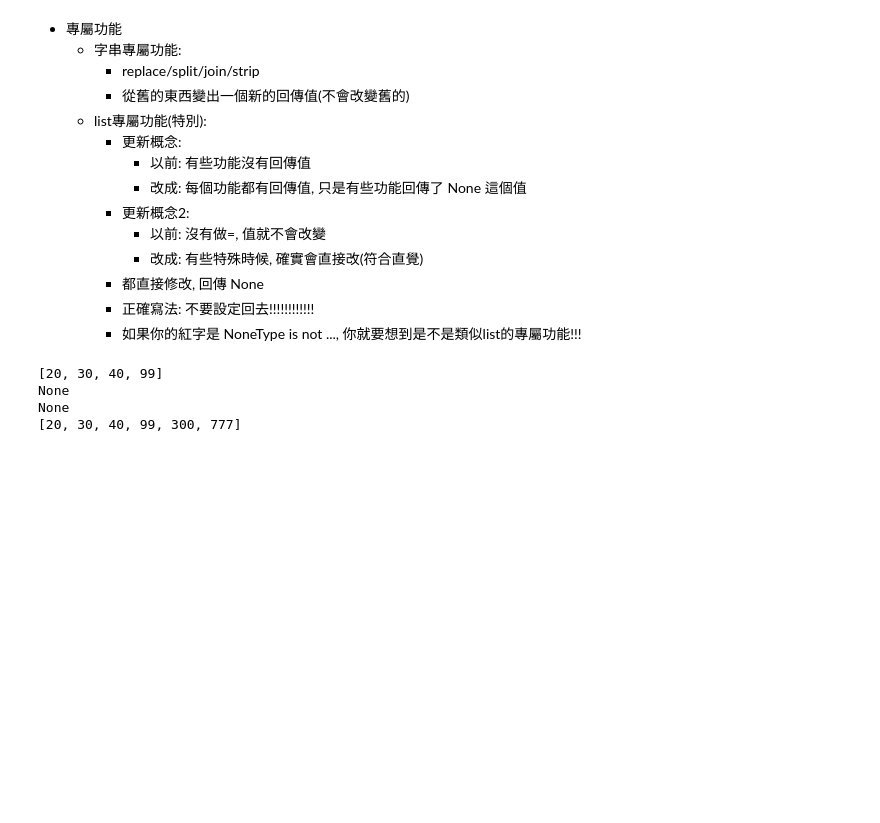
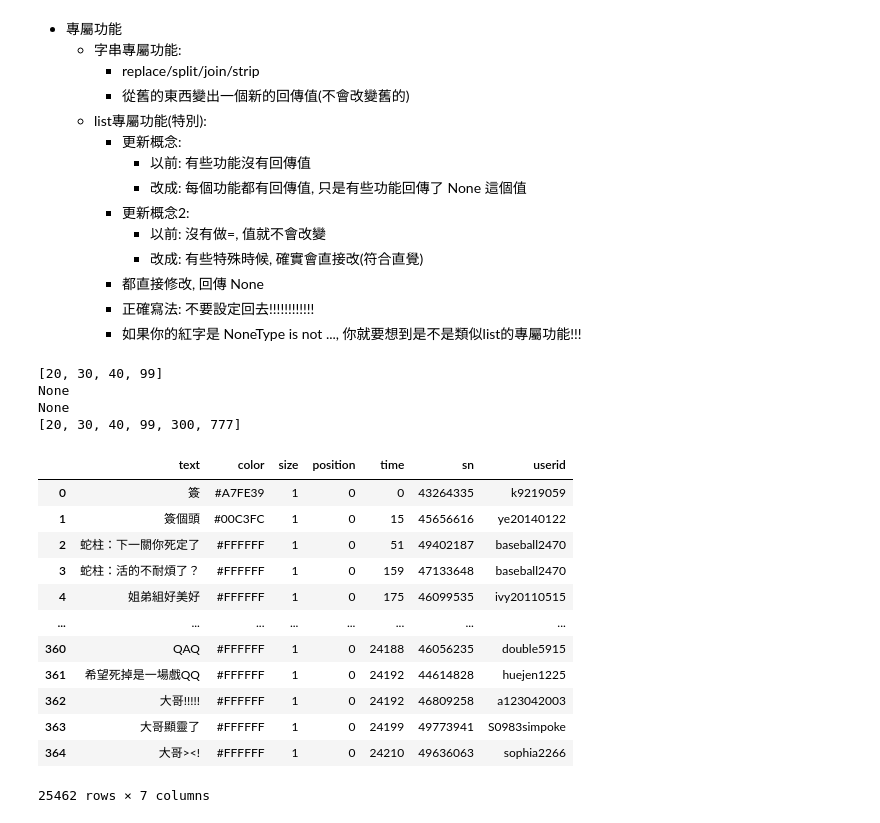
Before and after one commit to Elwing-Chou/tibame20260804, a Jupyter notebook: tibame20260825.ipynb, the cells around one changed output. Drawn from its saved outputs; the diff is of its cells as text; code cells hidden in the pictures; blank space fills up the shorter version.

```diff
--- a/tibame20260825.ipynb
+++ b/tibame20260825.ipynb
@@ -237,8 +237,26 @@ None
 # %%
 import glob
 import pandas as pd
 
 total = []
 for fp in glob.glob("baha/*/*.csv"):
     df = pd.read_csv(fp, encoding="utf-8")
-    total.append
+    total.append(df)
+
+total_df = pd.concat(total)
+# total_df = total_df.reset_index(drop=True)
+total_df
+# %% [output]
+|  | text | color | size | position | time | sn | userid |
+| 0 | 簽 | #A7FE39 | 1 | 0 | 0 | 43264335 | k9219059 |
+| 1 | 簽個頭 | #00C3FC | 1 | 0 | 15 | 45656616 | ye20140122 |
+| 2 | 蛇柱：下一關你死定了 | #FFFFFF | 1 | 0 | 51 | 49402187 | baseball2470 |
+| 3 | 蛇柱：活的不耐煩了？ | #FFFFFF | 1 | 0 | 159 | 47133648 | baseball2470 |
+| 4 | 姐弟組好美好 | #FFFFFF | 1 | 0 | 175 | 46099535 | ivy20110515 |
+| ... | ... | ... | ... | ... | ... | ... | ... |
+| 360 | QAQ | #FFFFFF | 1 | 0 | 24188 | 46056235 | double5915 |
+| 361 | 希望死掉是一場戲QQ | #FFFFFF | 1 | 0 | 24192 | 44614828 | huejen1225 |
+| 362 | 大哥!!!!! | #FFFFFF | 1 | 0 | 24192 | 46809258 | a123042003 |
+| 363 | 大哥顯靈了 | #FFFFFF | 1 | 0 | 24199 | 49773941 | S0983simpoke |
+| 364 | 大哥><! | #FFFFFF | 1 | 0 | 24210 | 49636063 | sophia2266 |
+25462 rows × 7 columns
```
